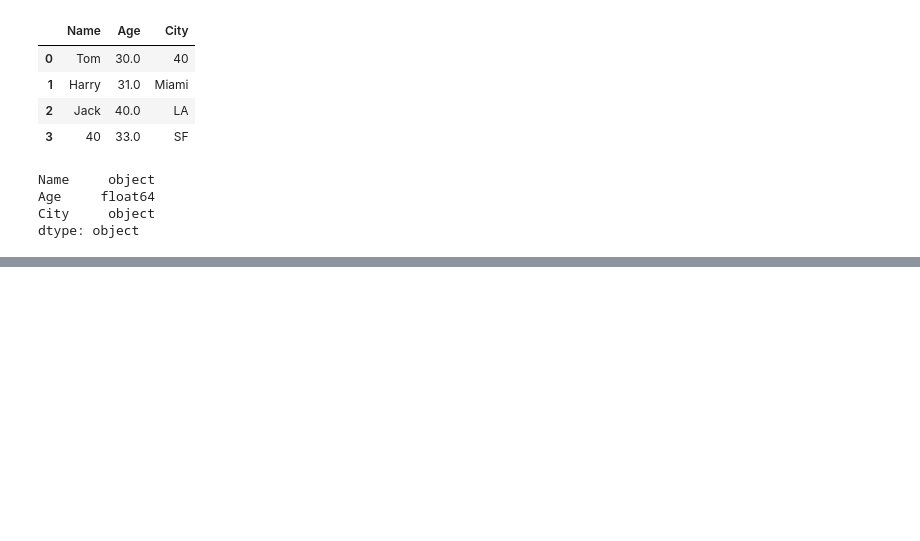
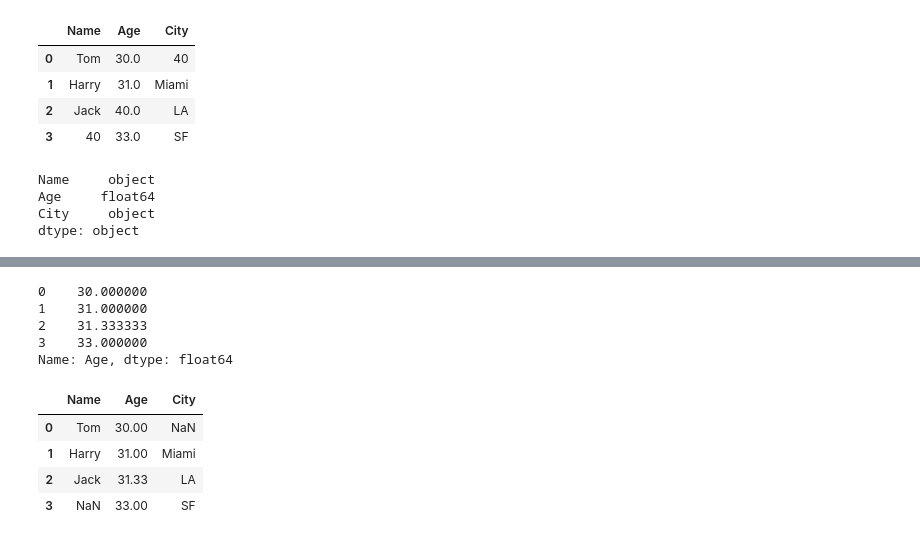
Before and after one commit to rishav-sah/p1-python-eda, a Jupyter notebook: 02-eda-python/09-eda-missing-values-analysis.ipynb, the cells around one changed output, grey strips where cells are left out. Saved outputs shown, nothing was run; the diff lists cells and outputs as text; code cells hidden in the pictures; blank space fills up the shorter version.

```diff
--- a/02-eda-python/09-eda-missing-values-analysis.ipynb
+++ b/02-eda-python/09-eda-missing-values-analysis.ipynb
@@ -103,0 +228,16 @@ dtype: object
+# %%
+df['Age'].fillna(df['Age'].mean())
+# %% [output]
+0    30.000000
+1    31.000000
+2    31.333333
+3    33.000000
+Name: Age, dtype: float64
+# %%
+df.fillna({"Age": df["Age"].mean().round(2)})
+# %% [output]
+|  | Name | Age | City |
+| 0 | Tom | 30.00 | NaN |
+| 1 | Harry | 31.00 | Miami |
+| 2 | Jack | 31.33 | LA |
+| 3 | NaN | 33.00 | SF |
```
Also changed, not shown: parts of 9 cells of this notebook, 26 other files.
